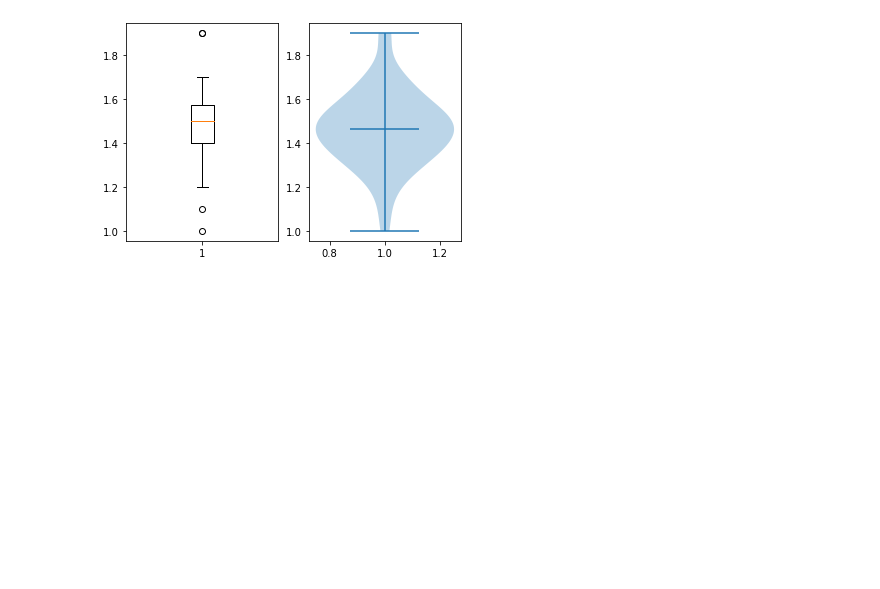
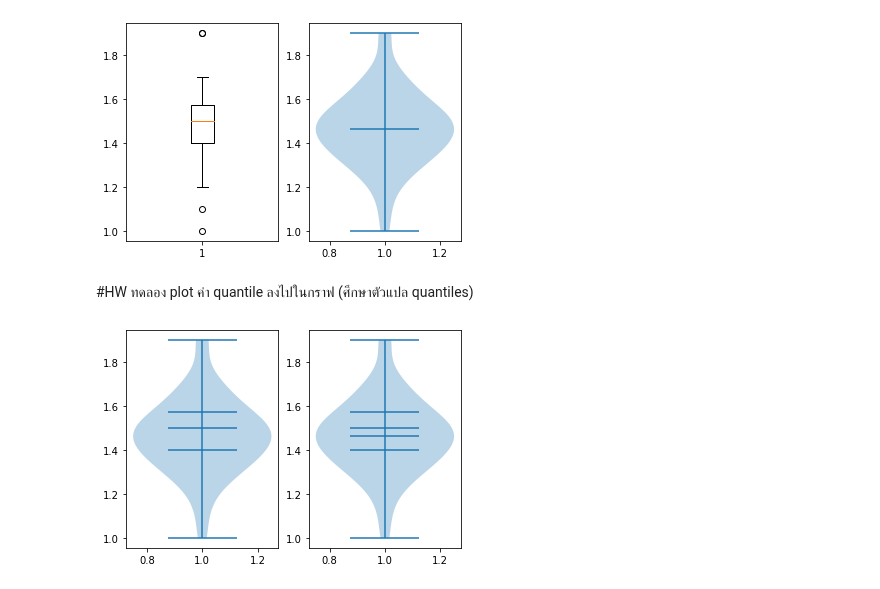
Before and after one commit to kittimaxz/data_viz_2022, a Jupyter notebook: DataViz02_Data_Distribution.ipynb, the cells around one changed output. Drawn from its saved outputs; the diff is of its cells as text; code cells hidden in the pictures; blank space fills up the shorter version.

```diff
--- a/DataViz02_Data_Distribution.ipynb
+++ b/DataViz02_Data_Distribution.ipynb
@@ -413,3 +413,13 @@ plt.subplot(1,2,2)
 vi = plt.violinplot(df['PetalLength'][:50],showmeans = True)
 # %% [output]
 [figure]
+# %% [markdown]
+#HW
+ทดลอง plot ค่า quantile ลงไปในกราฟ (ศึกษาตัวแปล quantiles)
+# %%
+plt.subplot(1,2,1)
+hw_vi = plt.violinplot(df['PetalLength'][:50],quantiles=[0.25,0.5,0.75]) # 0.25 และ 0.75 คือค่า quantile ที่ 25% และ 75% และ 0.5 คือ 50% หรือคือค่า median ของข้อมูล
+plt.subplot(1,2,2)
+hw_vi = plt.violinplot(df['PetalLength'][:50],showmeans = True,quantiles=[0.25,0.5,0.75])
+# %% [output]
+[figure, added]
```
Also changed, not shown: parts of 1 cell of this notebook.
